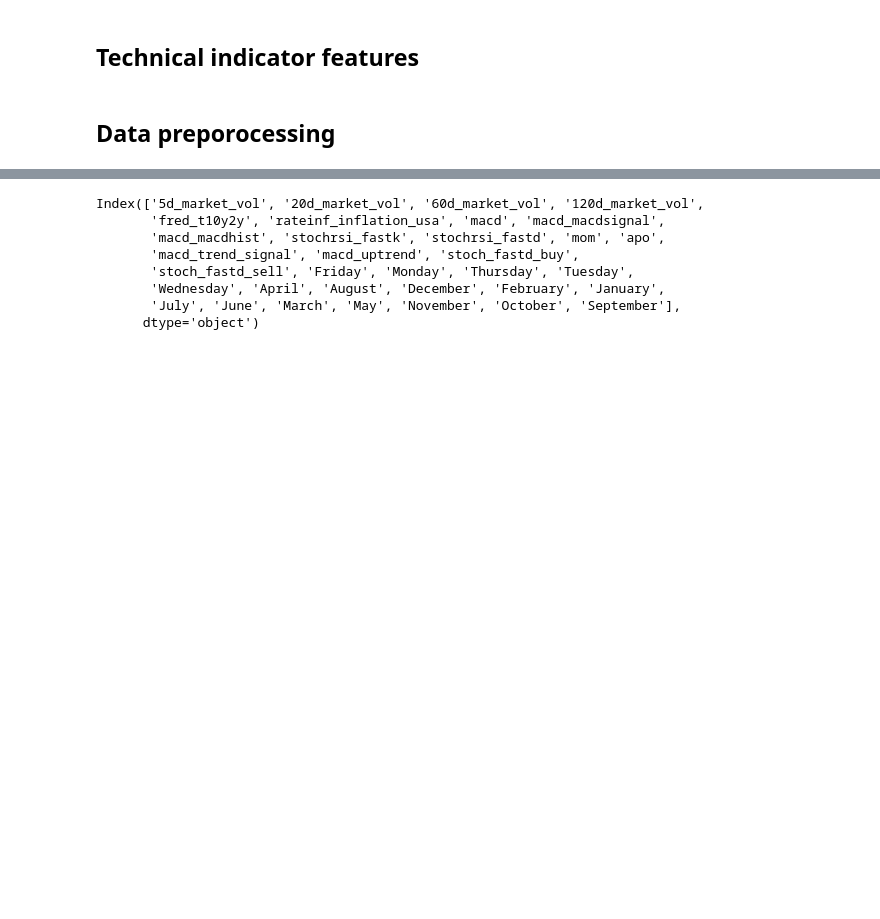
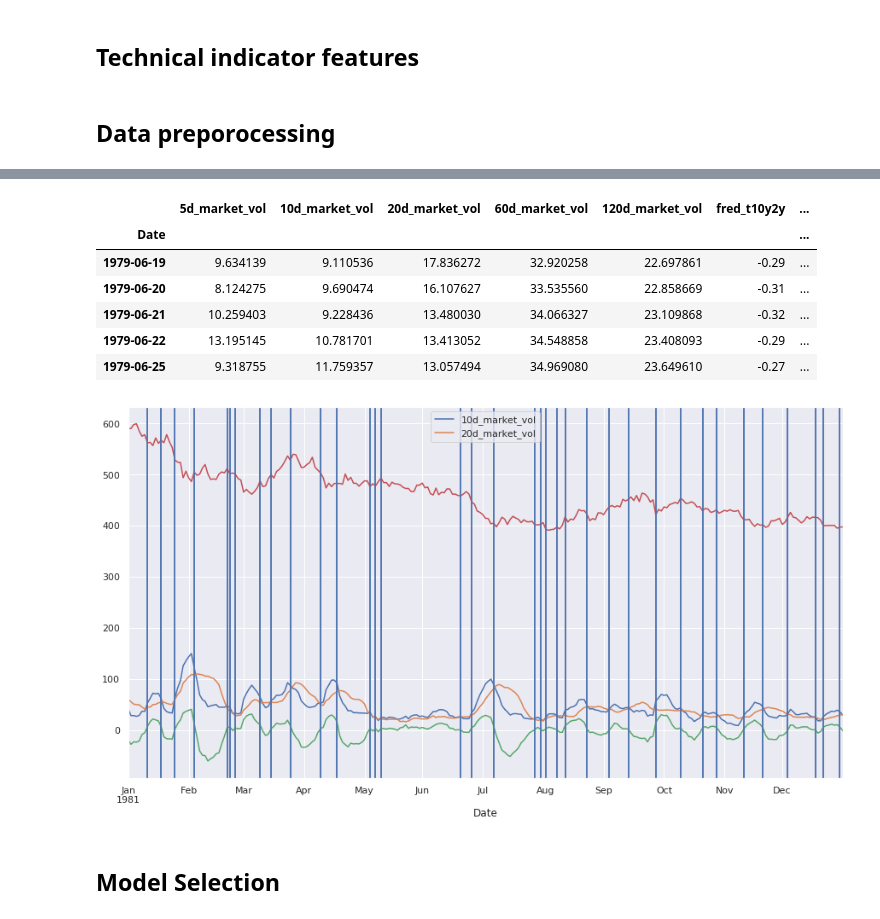
Before and after one commit to jbmoorhouse/gold_returns_predictor, a Jupyter notebook: xauusd_analysis.ipynb, the cells around one changed output, grey strips where cells are left out. Cells and saved outputs as stored; diff of their text form; code cells hidden in the pictures; blank space fills up the shorter version.

```diff
--- a/xauusd_analysis.ipynb
+++ b/xauusd_analysis.ipynb
@@ -160,22 +283,51 @@ X_train, X_valid,  X_test, y_train, y_valid,  y_test = split.transform(X, y)
 # %%
-pipeline = Pipeline([
+preprocess_pipeline = Pipeline([
      ('macd_ud_signal', MacdSignal()),
      ('stoch_ud_signal', StochRsiSignal()),
-     ('date', DateDummy('weekday_name', 'month_name')),
+     #('date', DateDummy('weekday_name', 'month_name')),
+     #('vol_diff', VolatilityDiff()),
      #('scalar', StandardScaler())
 ])
 
-X_train_tr = pipeline.fit_transform(X_train)
-X_valid_tr = pipeline.transform(X_valid)
-X_test_tr = pipeline.transform(X_test)
+X_train_trans, X_valid_trans= (
+    preprocess_pipeline.fit_transform(X_train),
+    preprocess_pipeline.transform(X_valid)
+)
 
-X_train_tr.columns
+X_train_trans.head()
 # %% [output]
-Index(['5d_market_vol', '20d_market_vol', '60d_market_vol', '120d_market_vol',
-       'fred_t10y2y', 'rateinf_inflation_usa', 'macd', 'macd_macdsignal',
-       'macd_macdhist', 'stochrsi_fastk', 'stochrsi_fastd', 'mom', 'apo',
-       'macd_trend_signal', 'macd_uptrend', 'stoch_fastd_buy',
-       'stoch_fastd_sell', 'Friday', 'Monday', 'Thursday', 'Tuesday',
-       'Wednesday', 'April', 'August', 'December', 'February', 'January',
-       'July', 'June', 'March', 'May', 'November', 'October', 'September'],
-      dtype='object')
+|  | 5d_market_vol | 10d_market_vol | 20d_market_vol | 60d_market_vol | 120d_market_vol | fred_t10y2y | ... |
+| Date |  |  |  |  |  |  | ... |
+| 1979-06-19 | 9.634139 | 9.110536 | 17.836272 | 32.920258 | 22.697861 | -0.29 | ... |
+| 1979-06-20 | 8.124275 | 9.690474 | 16.107627 | 33.535560 | 22.858669 | -0.31 | ... |
+| 1979-06-21 | 10.259403 | 9.228436 | 13.480030 | 34.066327 | 23.109868 | -0.32 | ... |
+| 1979-06-22 | 13.195145 | 10.781701 | 13.413052 | 34.548858 | 23.408093 | -0.29 | ... |
+| 1979-06-25 | 9.318755 | 11.759357 | 13.057494 | 34.969080 | 23.649610 | -0.27 | ... |
+# %%
+sns.set(rc={'figure.figsize':(15, 8)})
+df = X_train.loc['1981', ['10d_market_vol', '20d_market_vol']]
+
+d_20 = df['10d_market_vol']
+d_60 = df['20d_market_vol']
+
+df.plot()
+
+dates = (
+    (d_20 > d_60) & (d_20.shift(-1) < d_60.shift(-1)) |
+    (d_20 > d_60) & (d_20.shift(1) < d_60.shift(1))
+)
+
+for date in d_20.index[dates]:
+    plt.axvline(date)
+    difference = (d_20 -d_60)
+
+difference.index[(difference < 0) & (difference.shift(-1) > 0)]
+difference.plot()
+
+xau_df_dict['wgc_gold_daily_usd'].loc['1981', 'price'].plot()
+for date in d_20.index[dates]:
+    plt.axvline(date)
+# %% [output]
+[figure, added]
+# %% [markdown]
+## Model Selection
```
Also changed, not shown: parts of 21 cells of this notebook, 3 other files.
